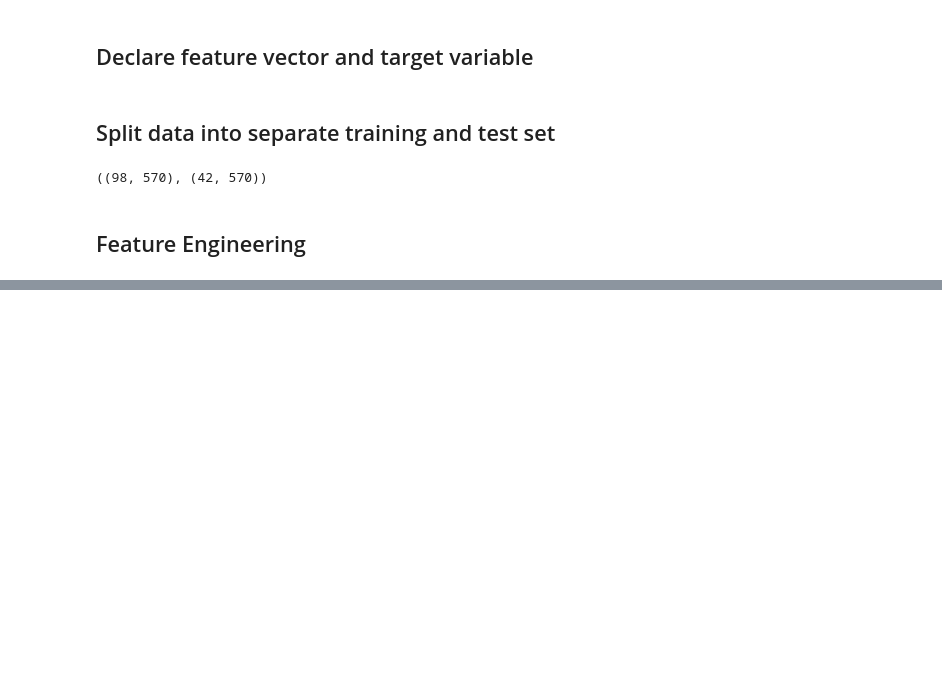
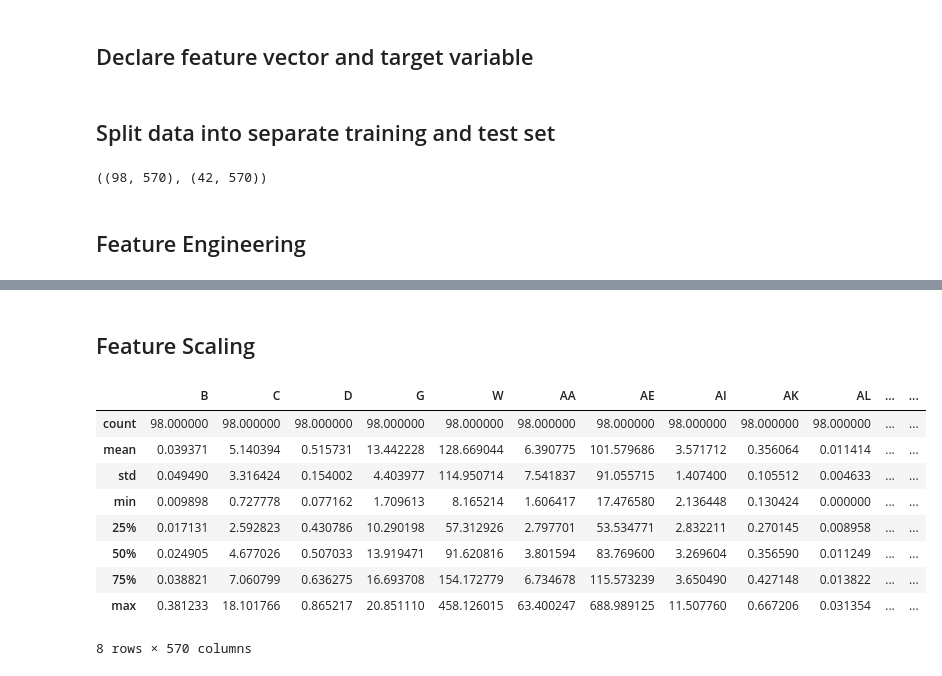
Before and after one commit to hadign20/pnet, a Jupyter notebook: notebooks/data_analysis.ipynb, the cells around one changed output, grey strips where cells are left out. Cells and saved outputs as stored; diff of their text form; code cells hidden in the pictures; blank space fills up the shorter version.

```diff
--- a/notebooks/data_analysis.ipynb
+++ b/notebooks/data_analysis.ipynb
@@ -212,0 +287,15 @@ X_train.shape, X_test.shape
+# %% [markdown]
+## Feature Scaling
+# %%
+X_train.describe()
+# %% [output]
+|  | B | C | D | G | W | AA | AE | AI | AK | AL | ... | ... |
+| count | 98.000000 | 98.000000 | 98.000000 | 98.000000 | 98.000000 | 98.000000 | 98.000000 | 98.000000 | 98.000000 | 98.000000 | ... | ... |
+| mean | 0.039371 | 5.140394 | 0.515731 | 13.442228 | 128.669044 | 6.390775 | 101.579686 | 3.571712 | 0.356064 | 0.011414 | ... | ... |
+| std | 0.049490 | 3.316424 | 0.154002 | 4.403977 | 114.950714 | 7.541837 | 91.055715 | 1.407400 | 0.105512 | 0.004633 | ... | ... |
+| min | 0.009898 | 0.727778 | 0.077162 | 1.709613 | 8.165214 | 1.606417 | 17.476580 | 2.136448 | 0.130424 | 0.000000 | ... | ... |
+| 25% | 0.017131 | 2.592823 | 0.430786 | 10.290198 | 57.312926 | 2.797701 | 53.534771 | 2.832211 | 0.270145 | 0.008958 | ... | ... |
+| 50% | 0.024905 | 4.677026 | 0.507033 | 13.919471 | 91.620816 | 3.801594 | 83.769600 | 3.269604 | 0.356590 | 0.011249 | ... | ... |
+| 75% | 0.038821 | 7.060799 | 0.636275 | 16.693708 | 154.172779 | 6.734678 | 115.573239 | 3.650490 | 0.427148 | 0.013822 | ... | ... |
+| max | 0.381233 | 18.101766 | 0.865217 | 20.851110 | 458.126015 | 63.400247 | 688.989125 | 11.507760 | 0.667206 | 0.031354 | ... | ... |
+8 rows × 570 columns
```
Also changed, not shown: parts of 16 cells of this notebook, 20 other files.
